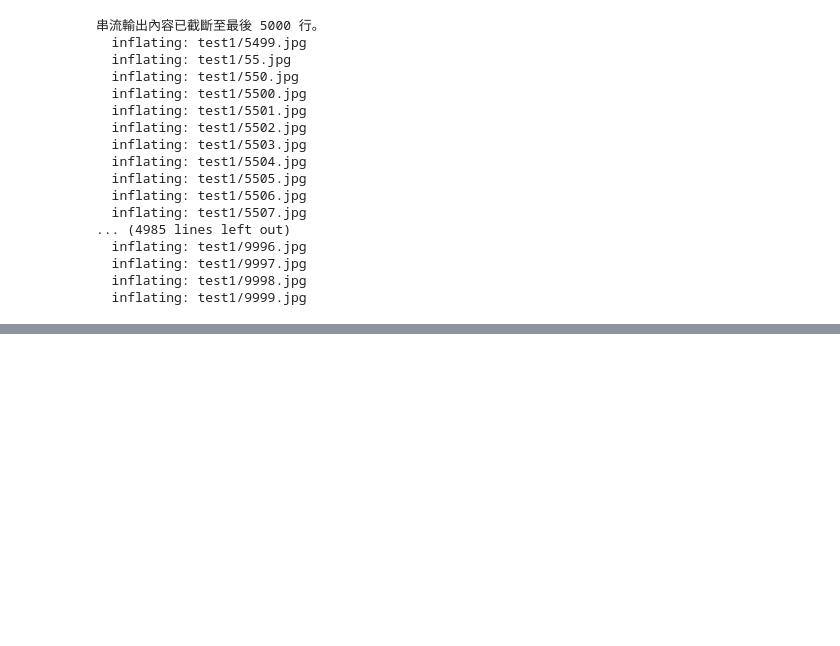
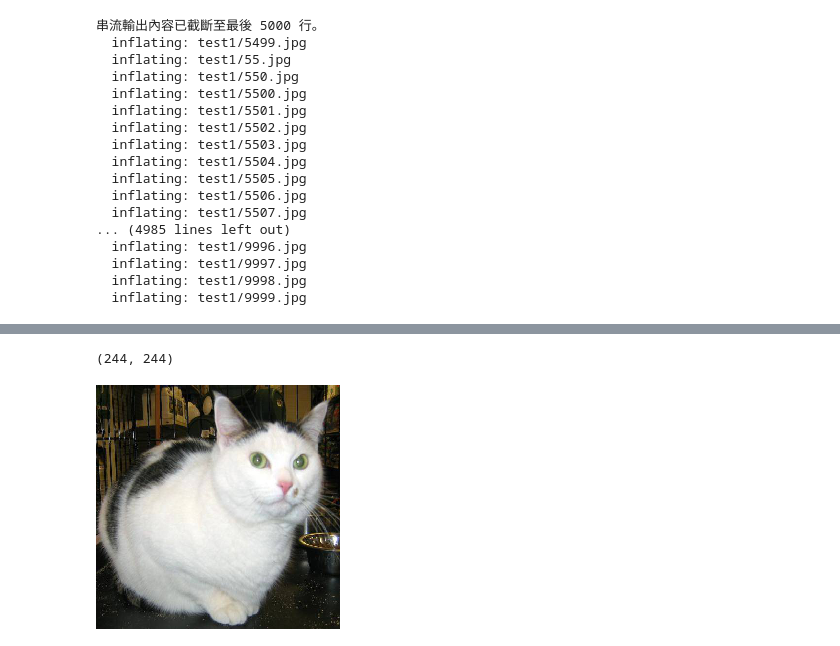
Before and after one commit to Yi-Wei-Lin/Tibame_ML_20210602, a Jupyter notebook: DL_TL_dogs_cats.ipynb, the cells around one changed output, grey strips where cells are left out. Saved outputs shown, nothing was run; the diff lists cells and outputs as text; code cells hidden in the pictures; blank space fills up the shorter version.

```diff
--- a/DL_TL_dogs_cats.ipynb
+++ b/DL_TL_dogs_cats.ipynb
@@ -109,4 +109,7 @@ train/dog.7609.jpg
 # %%
-img = load_img(df["path"][c], target_size=(224,224))
+img = load_img(df["path"][c], target_size=(244,244))
 print(img.size)
 img
+# %% [output]
+(244, 244)
+[figure, added]
```
Also changed, not shown: parts of 11 cells of this notebook.
